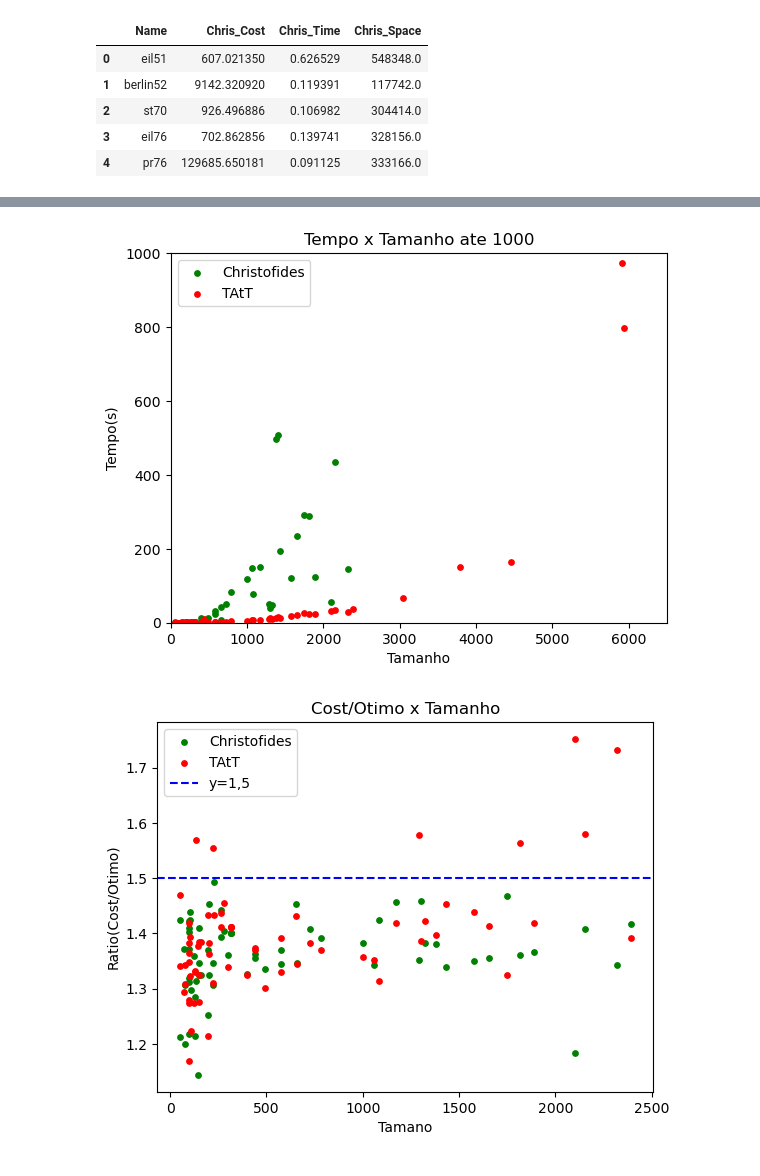
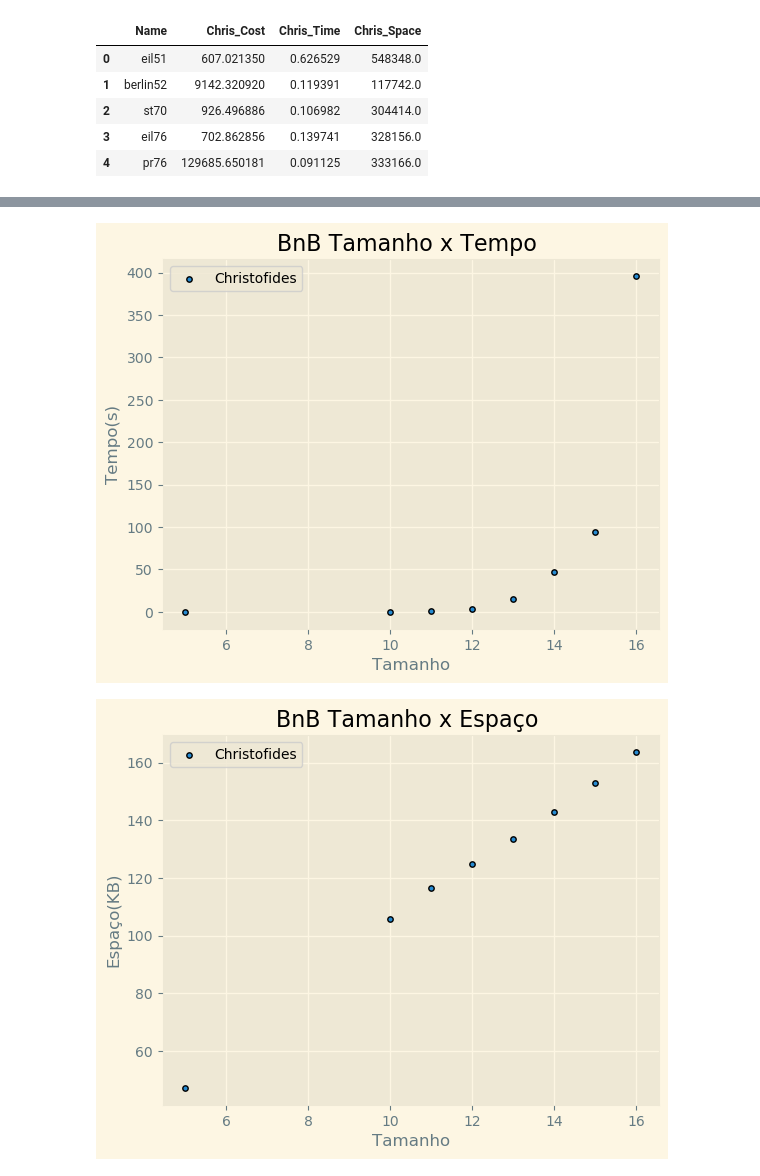
Before and after one commit to CursinoCosta/TP2_ALG2, a Jupyter notebook: Data.ipynb, the cells around one changed output, grey strips where cells are left out. Cells and saved outputs as stored; diff of their text form; code cells hidden in the pictures.

Commit message:
mais data

```diff
--- a/Data.ipynb
+++ b/Data.ipynb
@@ -243,0 +282,15 @@ df0.to_csv('CSVbackup/completa.csv')
+# %%
+plt.scatter(df0['Tamanho'], df0['Chris_Ratio'], label='Christofides',color='g',s=15)
+plt.scatter(df0['Tamanho'], df0['TAtT_Ratio'], label='TAtT',color='r',s=15)
+
+plt.style.use('_classic_test_patch')
+
+# Adding labels and title
+plt.axhline(y=1.5, color='b', linestyle='--', label='y=1,5')
+plt.ylabel('Ratio(Cost/Otimo)')
+plt.xlabel('Tamano')
+plt.title('Tamanho x Cost/Otimo')
+plt.legend()
+
+# Show the plot
+plt.show()
@@ -257,0 +313,4 @@ plt.show()
+# %%
+dfbnb = (pd.DataFrame({'Tamanho':[5,10,11,12,13,14,15,16],
+                       'Space':[47.12,105.6,116.48,124.96,133.52,142.8,152.8,163.76],
+                       'Tempo':[0.0019,0.3068,1.0649, 3.4345,15.1540,46.5504,94.5235, 395.9904]}))
@@ -258,33 +326,30 @@ plt.show()
 # %%
-plt.scatter(df0['Tamanho'], df0['Chris_Time'], label='Christofides',color='g',s=15)
-plt.scatter(df0['Tamanho'], df0['TAtT_Time'], label='TAtT',color='r',s=15)
+plt.scatter(dfbnb['Tamanho'], dfbnb['Tempo'],edgecolors='black', label='Christofides',s=15)
+
+plt.style.use('_classic_test_patch')
 
 # Adding labels and title
 plt.ylabel('Tempo(s)')
 plt.xlabel('Tamanho')
-plt.title('Tempo x Tamanho ate 1000')
+plt.title('BnB Tamanho x Tempo ')
 plt.legend()
-
-
-plt.xlim(0, 6500)  # Limiting x-axis from 0 to 6
-plt.ylim(0, 1000)  # Limiting y-axis from 0 to 6
 
 # Show the plot
 plt.show()
 # %% [output]
-[figure, old version]
+[figure, new version]
 # %%
-plt.scatter(df0['Tamanho'], df0['Chris_Ratio'], label='Christofides',color='g',s=15)
-plt.scatter(df0['Tamanho'], df0['TAtT_Ratio'], label='TAtT',color='r',s=15)
+plt.scatter(dfbnb['Tamanho'], dfbnb['Space'],edgecolors='black', label='Christofides',s=15)
+
+plt.style.use('_classic_test_patch')
 
 # Adding labels and title
-plt.axhline(y=1.5, color='b', linestyle='--', label='y=1,5')
-plt.ylabel('Ratio(Cost/Otimo)')
-plt.xlabel('Tamano')
-plt.title('Cost/Otimo x Tamanho')
+plt.ylabel('Espaço(KB)')
+plt.xlabel('Tamanho')
+plt.title('BnB Tamanho x Espaço ')
 plt.legend()
 
 # Show the plot
 plt.show()
 # %% [output]
-[figure, old version]
+[figure, new version]
```
Also changed, not shown: parts of 7 cells of this notebook, 2 other files.
